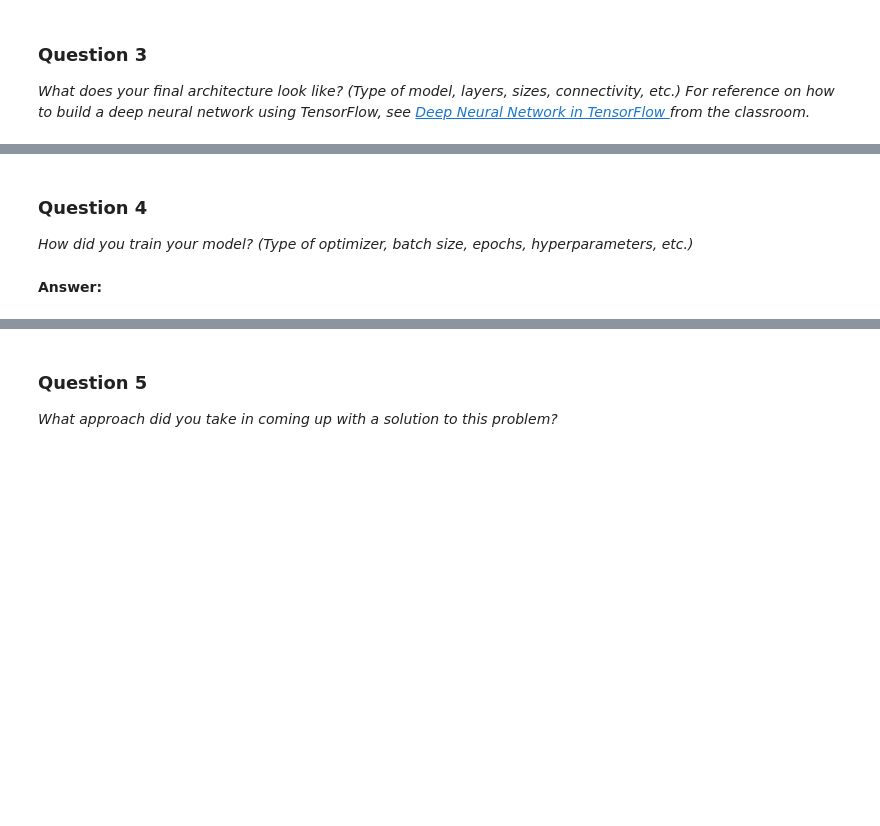
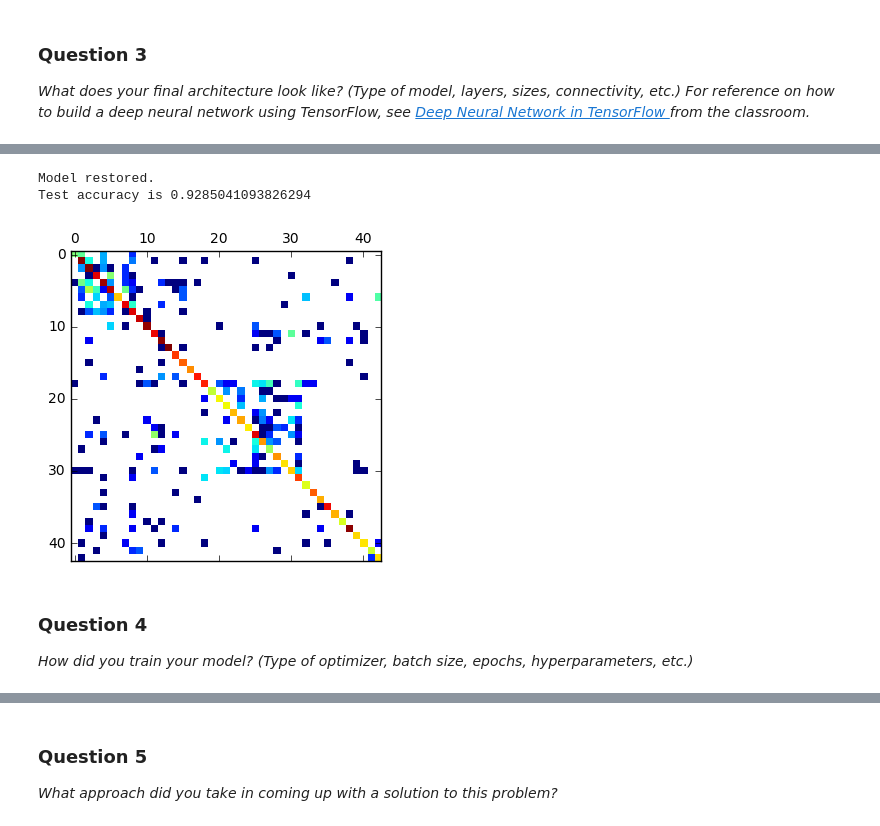
Before and after one commit to bdholt1/traffic-signs, a Jupyter notebook: Traffic_Signs_Recognition.ipynb, the cells around one changed output, grey strips where cells are left out. Cells and saved outputs as stored; diff of their text form; code cells hidden in the pictures; blank space fills up the shorter version.

```diff
--- a/Traffic_Signs_Recognition.ipynb
+++ b/Traffic_Signs_Recognition.ipynb
@@ -181,3 +415,6 @@ _What does your final architecture look like? (Type of model, layers, sizes, con
 # %%
 ### Train your model here.
 ### Feel free to use as many code cells as needed.
+# %%
+#features, labels, keep_prob, loss, prediction_class, top_k, accuracy = create_2_layer_model(color_channels=1)
+features, labels, keep_prob, loss, prediction_class, top_k, accuracy = create_convolutional_model(color_channels=1)
@@ -184,6 +549,39 @@ _What does your final architecture look like? (Type of model, layers, sizes, con
+# %%
+from sklearn.metrics import confusion_matrix
+
+# Create an operation that initializes all variables
+init = tf.initialize_all_variables()
+
+# Add ops to save and restore all the variables.
+saver = tf.train.Saver()
+
+with tf.Session() as session:
+    session.run(init)
+
+    # Restore variables from disk.
+    saver.restore(session, "./model.ckpt")
+    print("Model restored.")
+
+    test_features = X_test_grey
+    test_labels = y_test_onehot
+
+    test_predictions, test_accuracy = session.run([prediction_class , accuracy],
+                                                 feed_dict={features: test_features,
+                                                            labels: test_labels,
+                                                            keep_prob: 1.0})
+    print('Test accuracy is {}'.format(test_accuracy))
+
+    # Get the confusion matrix using sklearn.
+    confusion = confusion_matrix(y_true=y_test, y_pred=test_predictions)
+
+    plt.matshow(np.log(confusion), fignum=100, cmap=plt.cm.jet) # use the log to help with visualisation
+
+    plt.show()
+# %% [output]
+Model restored.
+Test accuracy is 0.9285041093826294
+[figure, added]
 # %% [markdown]
 ### Question 4
 
 _How did you train your model? (Type of optimizer, batch size, epochs, hyperparameters, etc.)_
-# %% [markdown]
-**Answer:**
```
Also changed, not shown: parts of 34 cells of this notebook.
